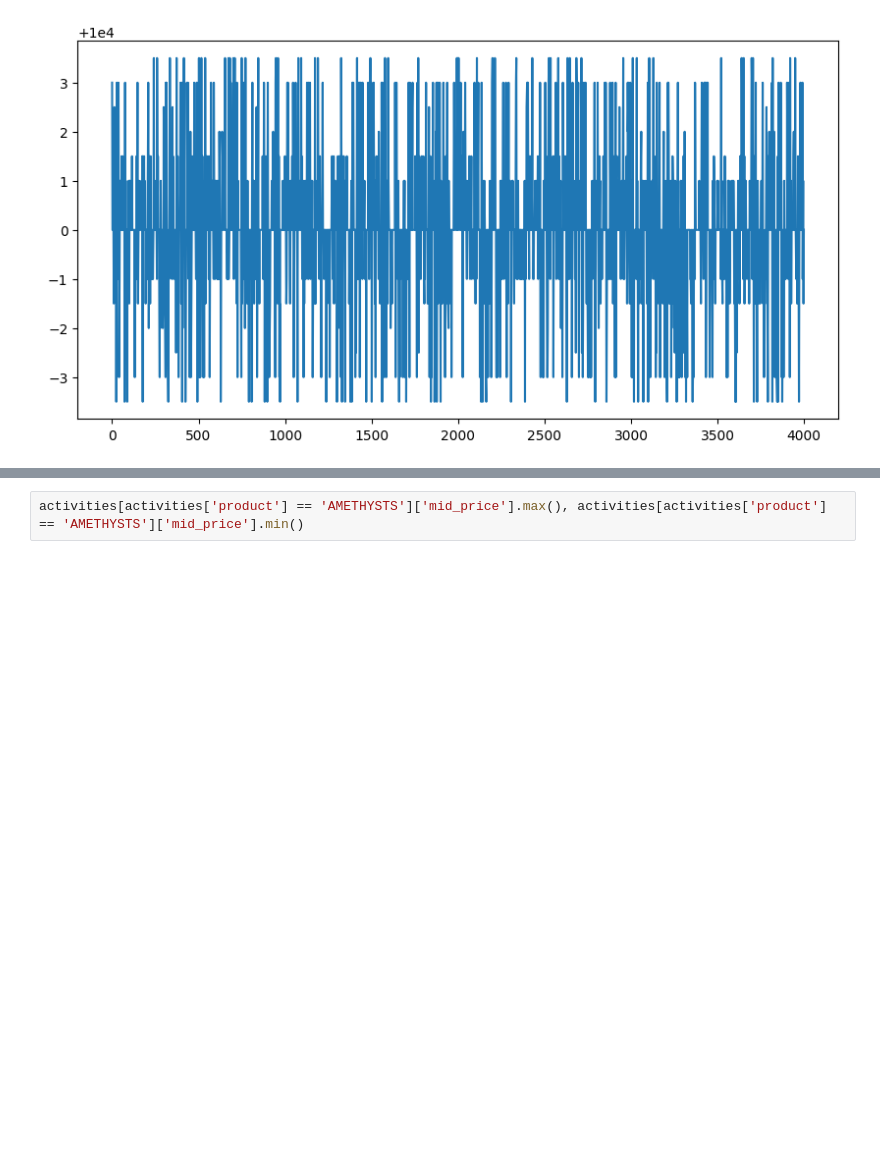
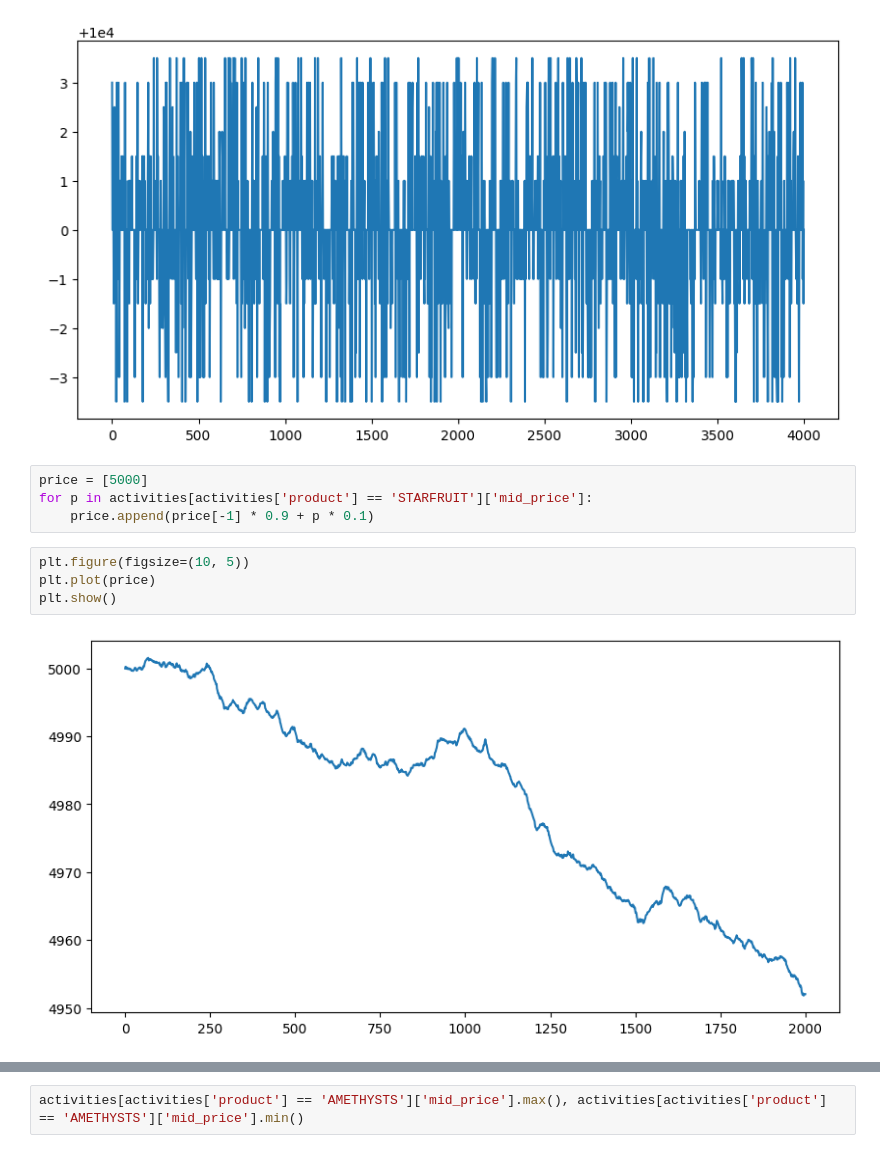
Before and after one commit to aemilani/imc-prosperity-2, a Jupyter notebook: explore_logs.ipynb, the cells around one changed output, grey strips where cells are left out. Saved outputs shown, nothing was run; the diff lists cells and outputs as text; blank space fills up the shorter version.

```diff
--- a/explore_logs.ipynb
+++ b/explore_logs.ipynb
@@ -72,3 +72,13 @@ plt.plot(activities[activities['product'] == 'AMETHYSTS']['mid_price'])
 plt.show()
 # %% [output]
 [figure]
+# %%
+price = [5000]
+for p in activities[activities['product'] == 'STARFRUIT']['mid_price']:
+    price.append(price[-1] * 0.9 + p * 0.1)
+# %%
+plt.figure(figsize=(10, 5))
+plt.plot(price)
+plt.show()
+# %% [output]
+[figure, added]
```
Also changed, not shown: parts of 2 cells of this notebook, 1 other file.
